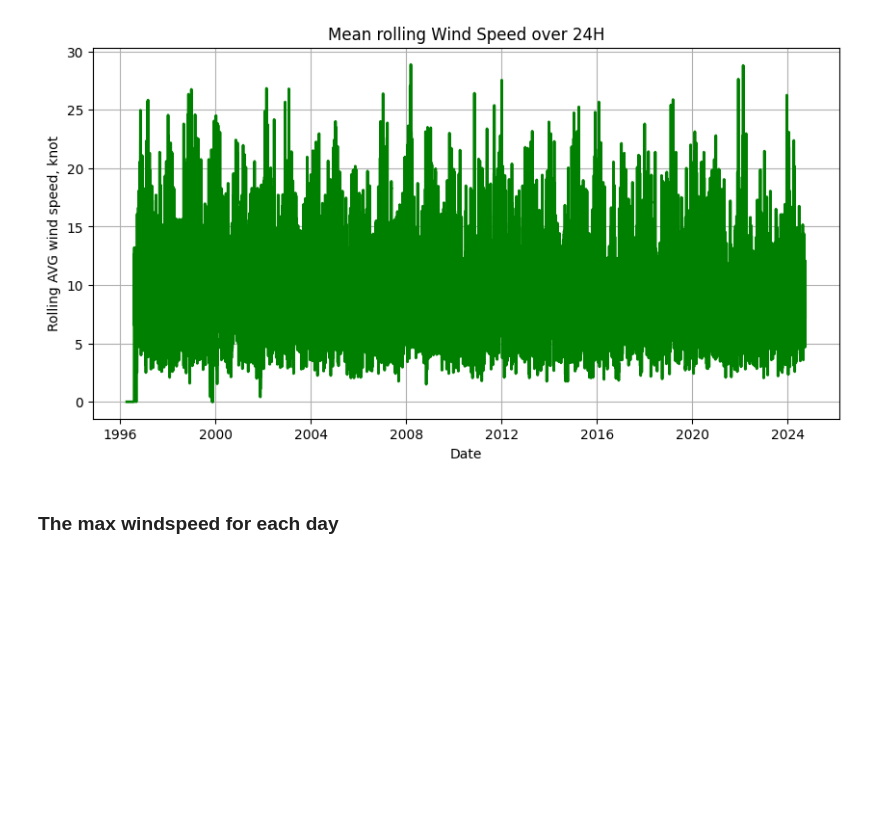
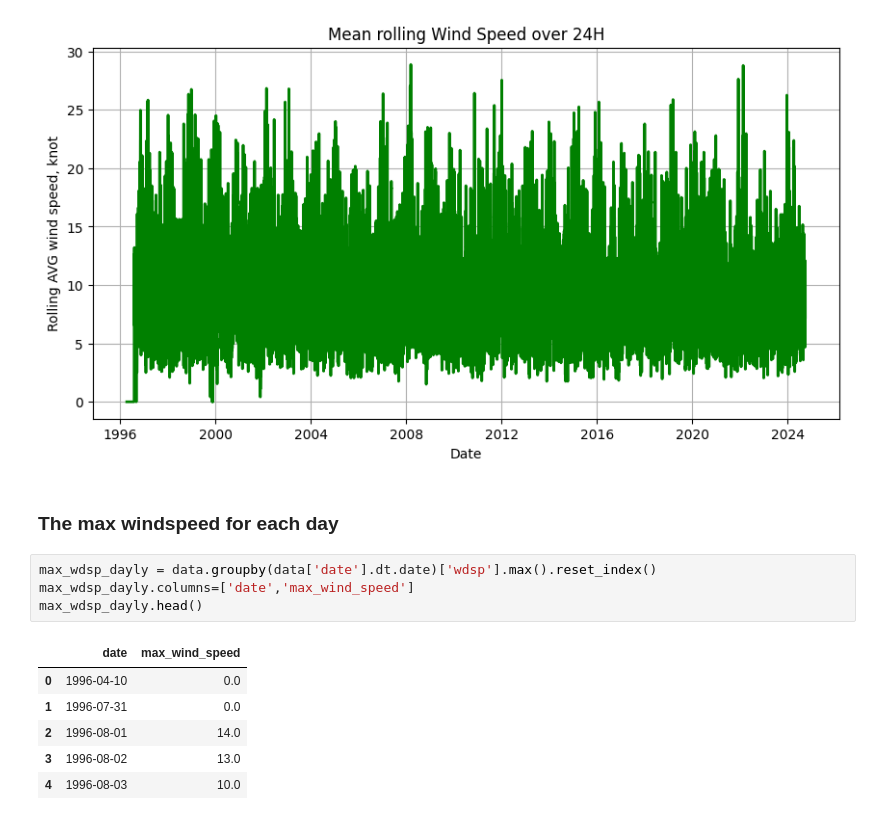
Before and after one commit to Kate-217/pogramming_for_data_analytics, a Jupyter notebook: assignments/assignment_6_Weather.ipynb, the cells around one changed output. Saved outputs shown, nothing was run; the diff lists cells and outputs as text; blank space fills up the shorter version.

```diff
--- a/assignments/assignment_6_Weather.ipynb
+++ b/assignments/assignment_6_Weather.ipynb
@@ -197,4 +197,15 @@ plt.show()
 [figure]
 # %% [markdown]
 ### The max windspeed for each day
+# %%
+max_wdsp_dayly = data.groupby(data['date'].dt.date)['wdsp'].max().reset_index()
+max_wdsp_dayly.columns=['date','max_wind_speed']
+max_wdsp_dayly.head()
+# %% [output]
+|  | date | max_wind_speed |
+| 0 | 1996-04-10 | 0.0 |
+| 1 | 1996-07-31 | 0.0 |
+| 2 | 1996-08-01 | 14.0 |
+| 3 | 1996-08-02 | 13.0 |
+| 4 | 1996-08-03 | 10.0 |
 # %% [markdown]
```
Also changed, not shown: parts of 3 cells of this notebook.
